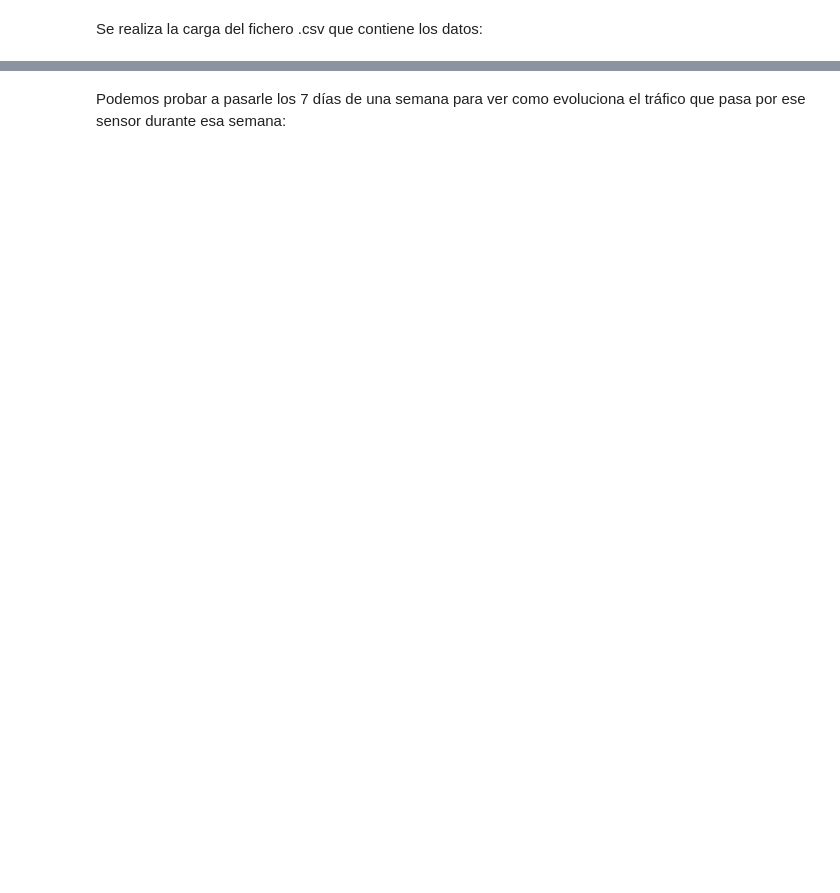
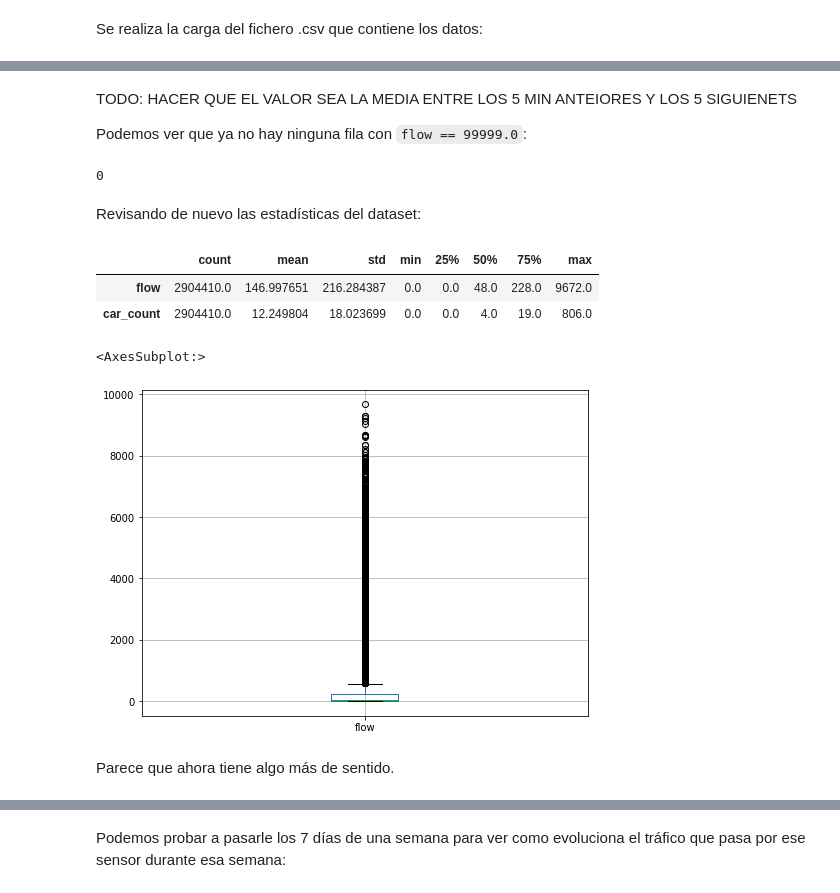
Before and after one commit to albertopmp/TFG, a Jupyter notebook: src/TrafficFlow.ipynb, the cells around one changed output, grey strips where cells are left out. Saved outputs shown, nothing was run; the diff lists cells and outputs as text; code cells hidden in the pictures; blank space fills up the shorter version.

```diff
--- a/src/TrafficFlow.ipynb
+++ b/src/TrafficFlow.ipynb
@@ -69,0 +98,8 @@ count[bad_max_count] = 0.0
+# %%
+df.pop('speed')
+df.pop('FID')
+df.pop('_id')
+
+df.loc[:,'datetime'] = pd.to_datetime(df.loc[:,'datetime'], format='%Y-%m-%dT%H:%M:%S')
+
+df['car_count'] = df.loc[:, 'flow'].div(12)
@@ -71,0 +144,32 @@ df.describe().transpose()
+# %%
+flow = df.loc[:, 'flow']
+bad_max_flow = flow == flow.max()
+df.loc[bad_max_flow, 'flow'] = 0.0
+
+car_count = df.loc[:, 'car_count']
+bad_max_car_count = car_count == car_count.max()
+df.loc[bad_max_car_count, 'car_count'] = 0.0
+# %% [markdown]
+TODO: HACER QUE EL VALOR SEA LA MEDIA ENTRE LOS 5 MIN ANTEIORES Y LOS 5 SIGUIENETS
+
+Podemos ver que ya no hay ninguna fila con `flow == 99999.0`:
+# %%
+bad_flow = df.loc[df['flow'] == 99999.0]
+len(bad_flow)
+# %% [output]
+0
+# %% [markdown]
+Revisando de nuevo las estadísticas del dataset:
+# %%
+df.describe().transpose()
+# %% [output]
+|  | count | mean | std | min | 25% | 50% | 75% | max |
+| flow | 2904410.0 | 146.997651 | 216.284387 | 0.0 | 0.0 | 48.0 | 228.0 | 9672.0 |
+| car_count | 2904410.0 | 12.249804 | 18.023699 | 0.0 | 0.0 | 4.0 | 19.0 | 806.0 |
+# %%
+df.boxplot(column=['flow'])
+# %% [output]
+<AxesSubplot:>
+[figure, added]
+# %% [markdown]
+Parece que ahora tiene algo más de sentido.
```
Also changed, not shown: parts of 57 cells of this notebook.
